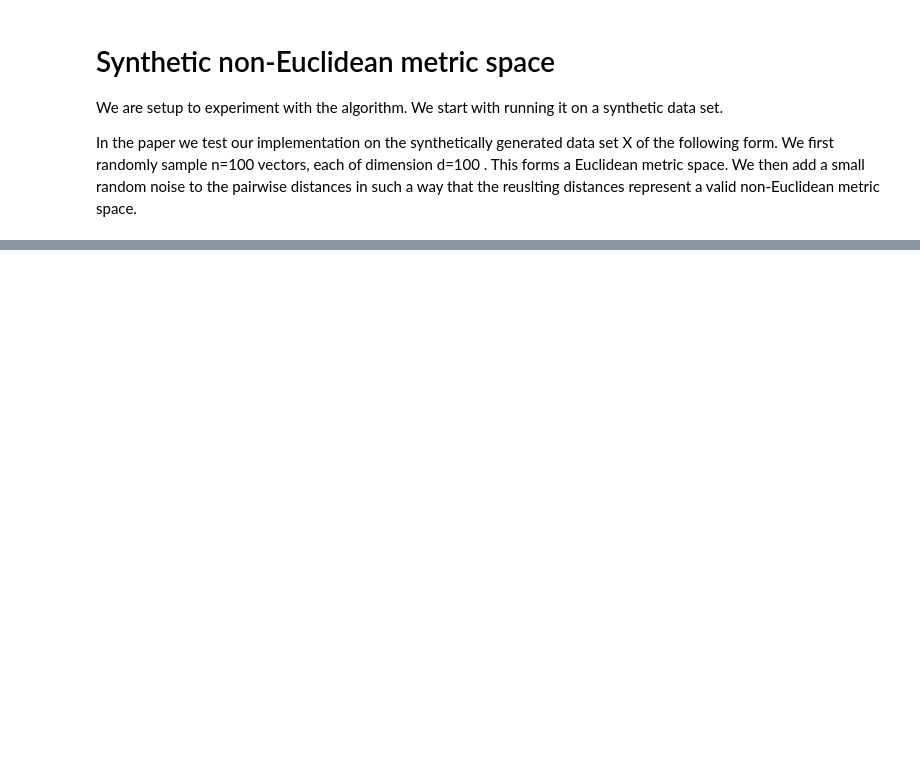
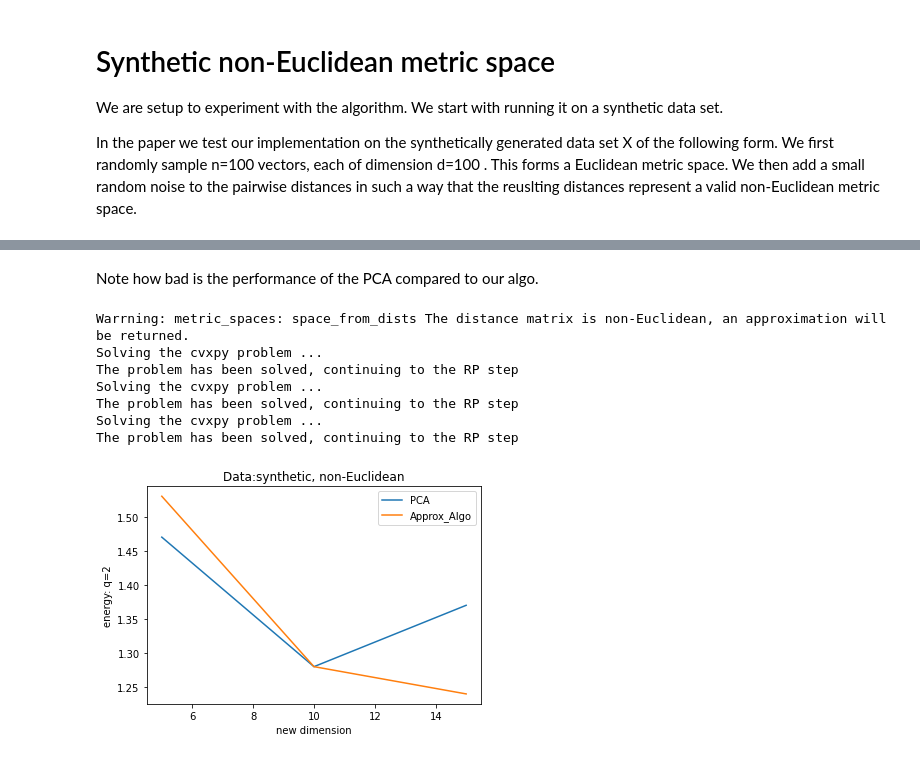
Before and after one commit to orafandina/dimensionality-reduction, a Jupyter notebook: examples.ipynb, the cells around one changed output, grey strips where cells are left out. Cells and saved outputs as stored; diff of their text form; code cells hidden in the pictures; blank space fills up the shorter version.

```diff
--- a/examples.ipynb
+++ b/examples.ipynb
@@ -255,0 +134,33 @@ def test_Approx_Algo():
+# %% [markdown]
+Note how bad is the performance of the PCA compared to our algo.
+# %%
+#PCA with Approx_algo for lq_dist
+new_dims=np.array([5,10,15])
+dists_data=ms.get_random_epsilon_close_non_Eucl(50, 0.8)
+input_space=ms.space_from_dists(dists_data)
+PCA_distorts=np.zeros(len(new_dims))
+for i in range(len(new_dims)):
+  embedded=PCA_transf(input_space, new_dims[i])
+  PCA_distorts[i]=dm.lq_dist(dists_data, ms.space_to_dist(embedded), q)
+
+
+Approx_Algo_distorts=np.zeros(len(new_dims))
+for i in range(len(new_dims)):
+  embedded=aa.Approx_Algo(dists_data,new_dims[i],q,objective='lq_dist')
+  Approx_Algo_distorts[i]=dm.lq_dist(dists_data, ms.space_to_dist(embedded), q)
+
+distorts=[PCA_distorts, Approx_Algo_distorts]
+
+embeddings=['PCA','Approx_Algo']
+dist_emb_list=list(zip(distorts, embeddings))
+
+results_plot(new_dims,dist_emb_list, 'energy', q, 'synthetic, non-Euclidean')
+# %% [output]
+Warrning: metric_spaces: space_from_dists The distance matrix is non-Euclidean, an approximation will be returned.
+Solving the cvxpy problem ...
+The problem has been solved, continuing to the RP step
+Solving the cvxpy problem ...
+The problem has been solved, continuing to the RP step
+Solving the cvxpy problem ...
+The problem has been solved, continuing to the RP step
+[figure, added]
```
Also changed, not shown: parts of 35 cells of this notebook.
